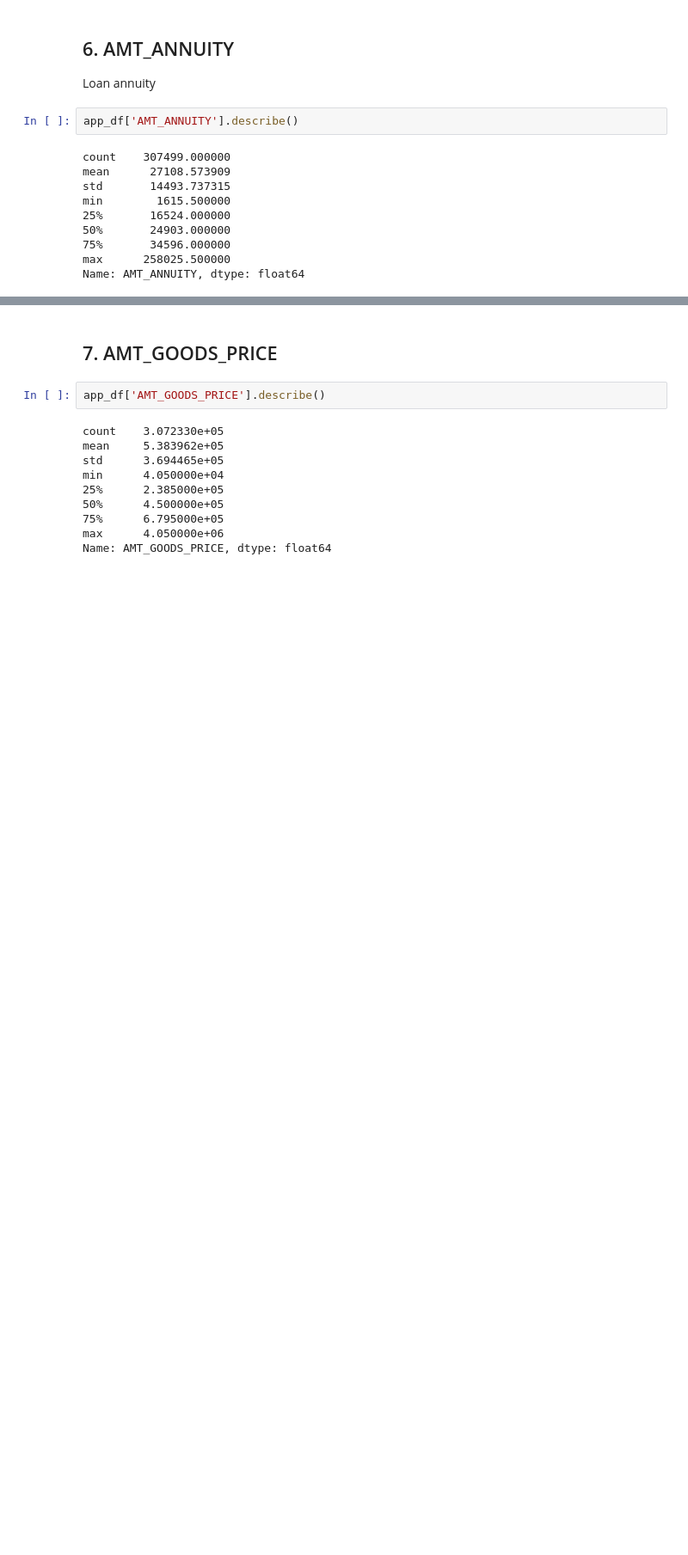
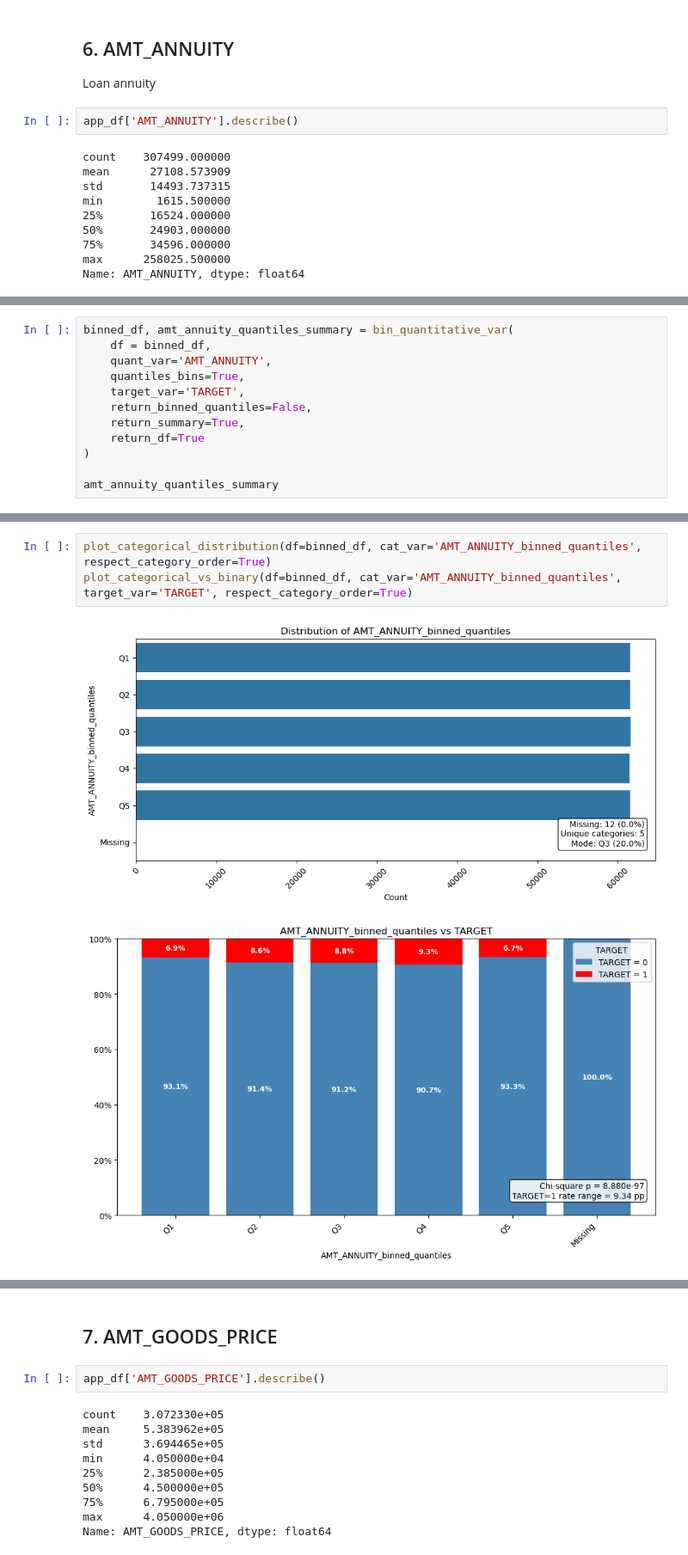
Before and after one commit to alek-ds/home-credit-default-risk-ak, a Jupyter notebook: notebooks/app_univariate_bivariate_loan.ipynb, the cells around one changed output, grey strips where cells are left out. Shown at 86% size. Drawn from its saved outputs; the diff is of its cells as text; blank space fills up the shorter version.

```diff
--- a/notebooks/app_univariate_bivariate_loan.ipynb
+++ b/notebooks/app_univariate_bivariate_loan.ipynb
@@ -142,0 +196,12 @@ plot_quantitative_vs_binary(df=app_df, quant_var='AMT_ANNUITY', binary_var='TARG
+# %%
+binned_df, amt_annuity_quantiles_summary = bin_quantitative_var(
+    df = binned_df,
+    quant_var='AMT_ANNUITY',
+    quantiles_bins=True,
+    target_var='TARGET',
+    return_binned_quantiles=False,
+    return_summary=True,
+    return_df=True
+)
+
+amt_annuity_quantiles_summary
@@ -143 +216,7 @@ plot_quantitative_vs_binary(df=app_df, quant_var='AMT_ANNUITY', binary_var='TARG
+# %%
+plot_categorical_distribution(df=binned_df, cat_var='AMT_ANNUITY_binned_quantiles', respect_category_order=True)
+plot_categorical_vs_binary(df=binned_df, cat_var='AMT_ANNUITY_binned_quantiles', target_var='TARGET', respect_category_order=True)
+# %% [output]
+[figure, added]
+[figure, added]
 # %% [markdown]
```
Also changed, not shown: parts of 19 cells of this notebook.
